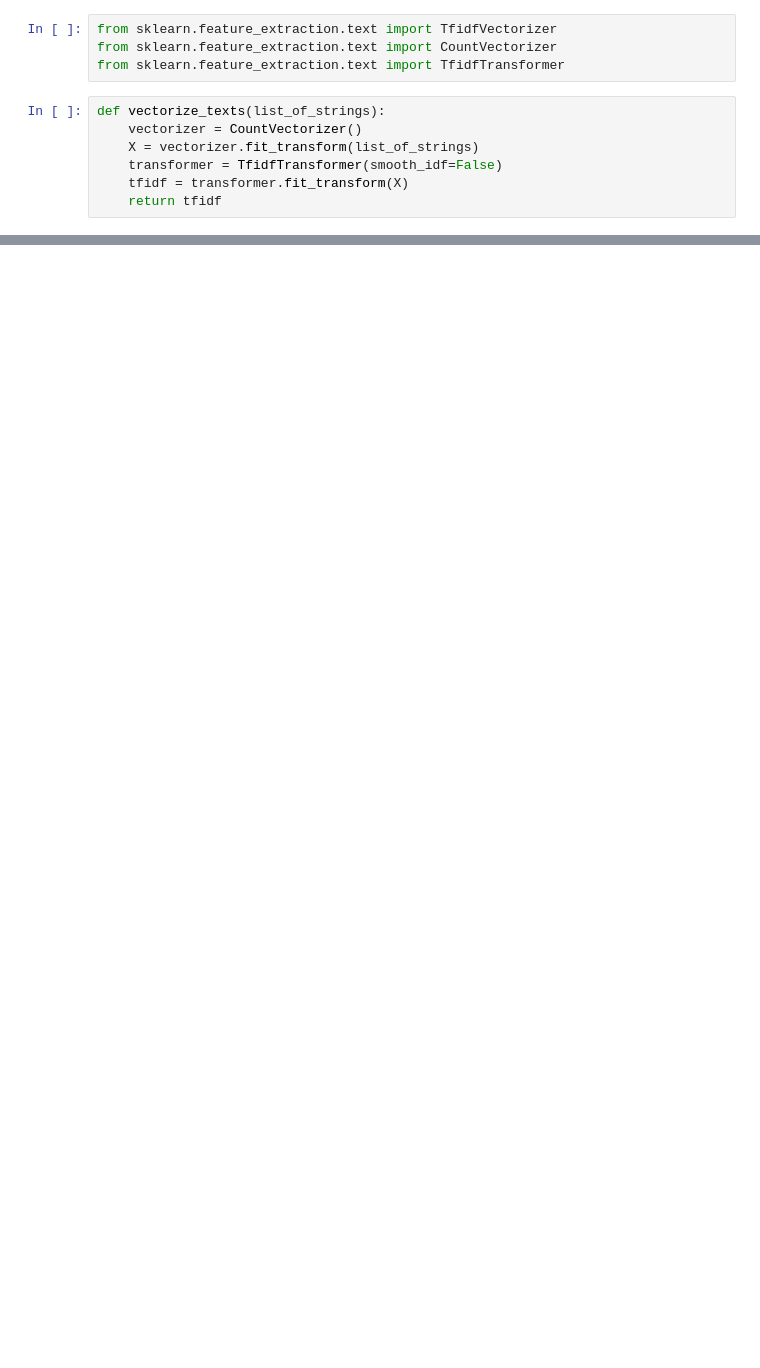
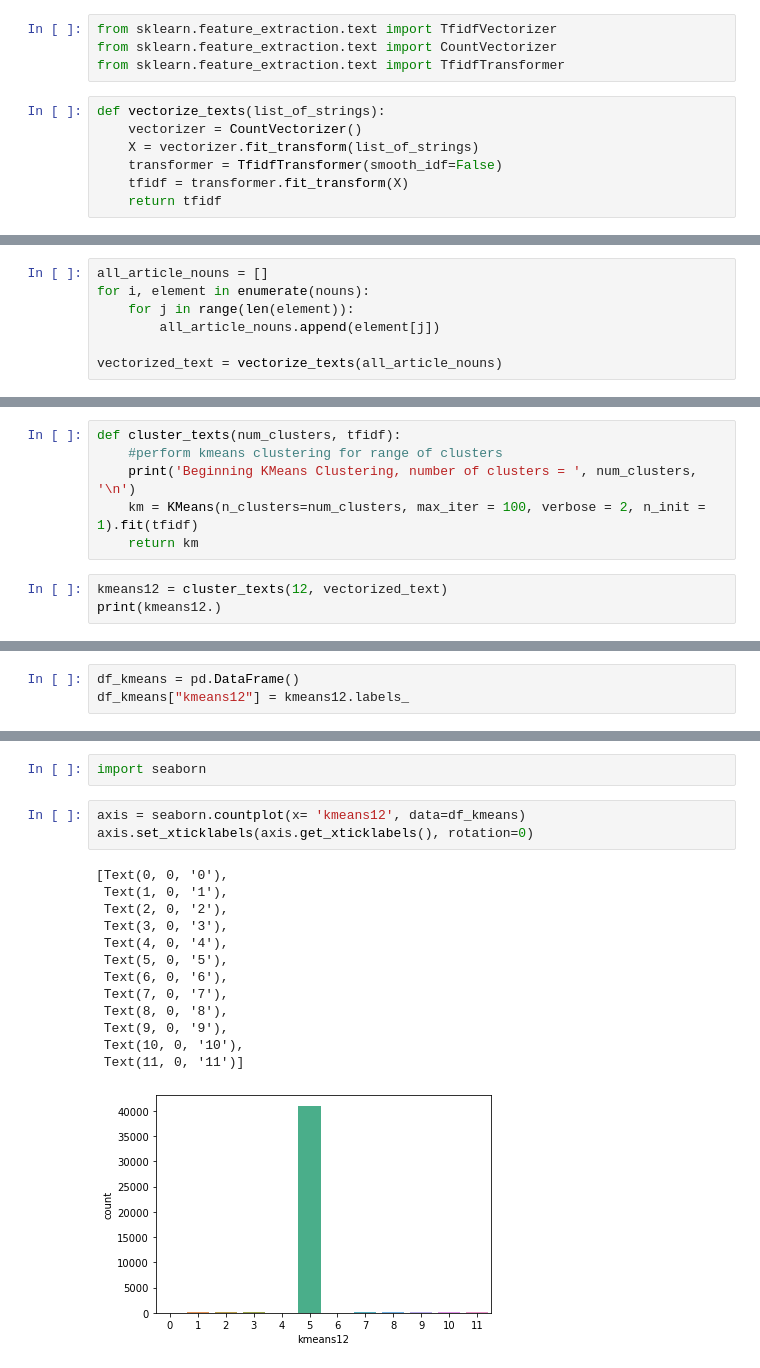
Before and after one commit to jonas-becker/automated-crawling-and-multi-level-clustering-of-news-articles, a Jupyter notebook: k-means.ipynb, the cells around one changed output, grey strips where cells are left out. Saved outputs shown, nothing was run; the diff lists cells and outputs as text; blank space fills up the shorter version.

Commit message:
kmeans

```diff
--- a/k-means.ipynb
+++ b/k-means.ipynb
@@ -59,3 +55,10 @@ for index, elements in enumerate(nouns):
+# %%
+all_article_nouns = []
+for i, element in enumerate(nouns):
+    for j in range(len(element)):
+        all_article_nouns.append(element[j])
+
+vectorized_text = vectorize_texts(all_article_nouns)
 # %%
 print(vectorized_text)
 print(vectorized_text[0])
@@ -79,0 +85,9 @@ print(vectorized_text[0])
+# %%
+def cluster_texts(num_clusters, tfidf):
+    #perform kmeans clustering for range of clusters
+    print('Beginning KMeans Clustering, number of clusters = ', num_clusters, '\n')
+    km = KMeans(n_clusters=num_clusters, max_iter = 100, verbose = 2, n_init = 1).fit(tfidf)
+    return km
+# %%
+kmeans12 = cluster_texts(12, vectorized_text)
+print(kmeans12.)
@@ -79,0 +103,3 @@ print(vectorized_text[0])
+# %%
+df_kmeans = pd.DataFrame()
+df_kmeans["kmeans12"] = kmeans12.labels_
@@ -79,0 +123,19 @@ print(vectorized_text[0])
+# %%
+import seaborn
+# %%
+axis = seaborn.countplot(x= 'kmeans12', data=df_kmeans)
+axis.set_xticklabels(axis.get_xticklabels(), rotation=0)
+# %% [output]
+[Text(0, 0, '0'),
+ Text(1, 0, '1'),
+ Text(2, 0, '2'),
+ Text(3, 0, '3'),
+ Text(4, 0, '4'),
+ Text(5, 0, '5'),
+ Text(6, 0, '6'),
+ Text(7, 0, '7'),
+ Text(8, 0, '8'),
+ Text(9, 0, '9'),
+ Text(10, 0, '10'),
+ Text(11, 0, '11')]
+[figure, added]
```
Also changed, not shown: parts of 8 cells of this notebook.
